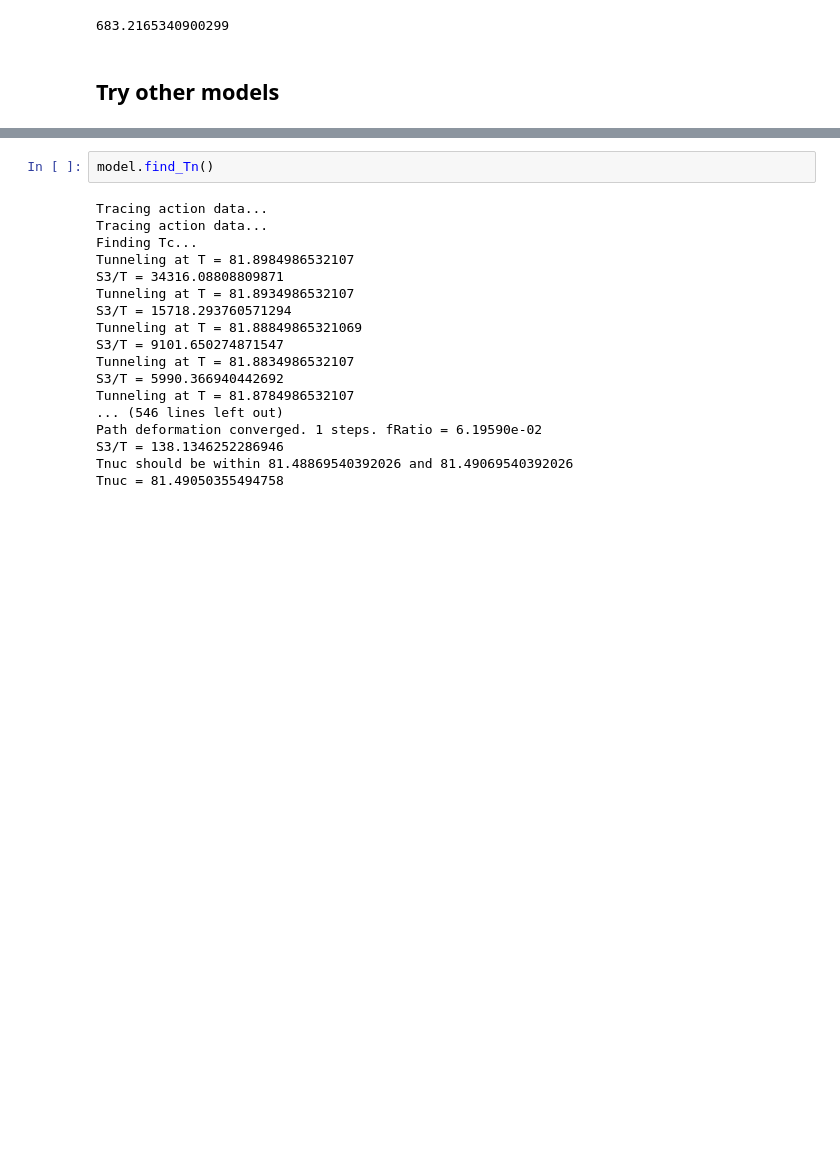
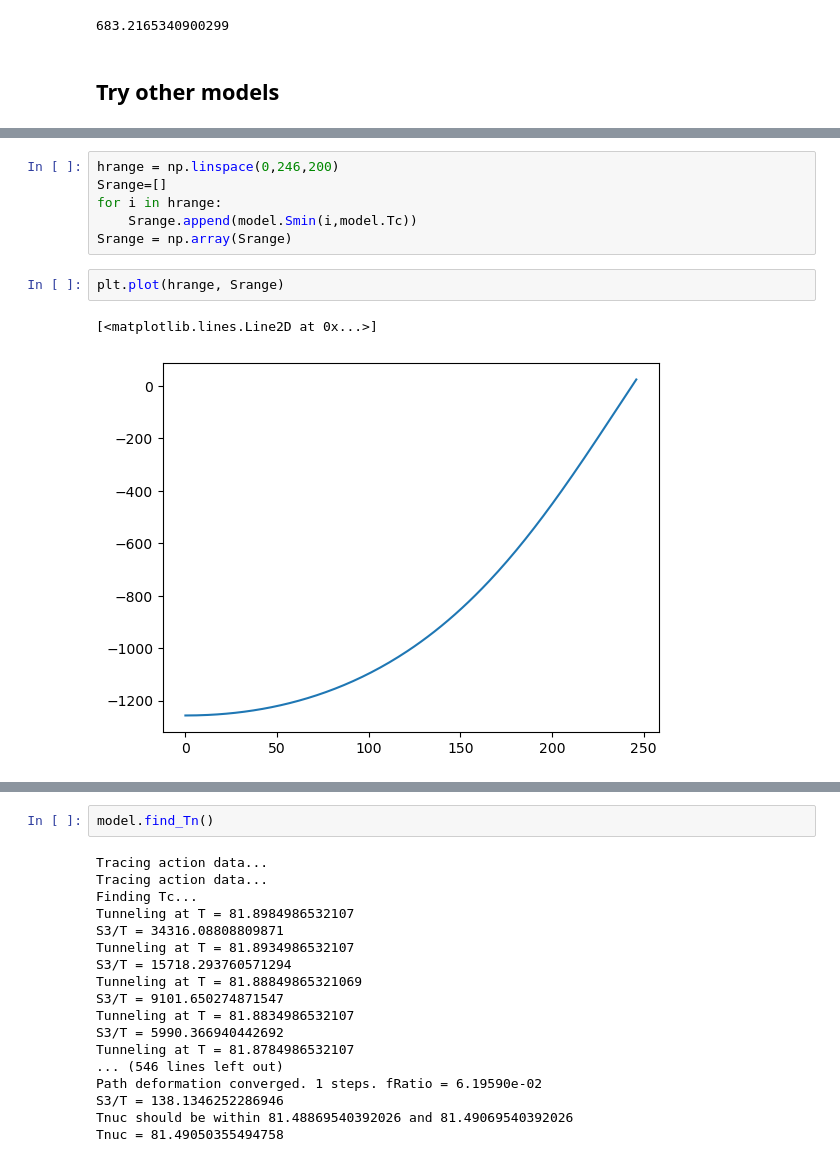
Before and after one commit to quarkquartet/EWPT-ALP, a Jupyter notebook: phase_transition/test.ipynb, the cells around one changed output, grey strips where cells are left out. Drawn from its saved outputs; the diff is of its cells as text; blank space fills up the shorter version.

```diff
--- a/phase_transition/test.ipynb
+++ b/phase_transition/test.ipynb
@@ -830,0 +876,11 @@ model = model_ALP(5, 0.07, 0.150162589, 4.6954121450475,8805.31558198024,102.187
+# %%
+hrange = np.linspace(0,246,200)
+Srange=[]
+for i in hrange:
+    Srange.append(model.Smin(i,model.Tc))
+Srange = np.array(Srange)
+# %%
+plt.plot(hrange, Srange)
+# %% [output]
+[<matplotlib.lines.Line2D at 0x...>]
+[figure, added]
```
Also changed, not shown: parts of 9 cells of this notebook, 3 other files.
